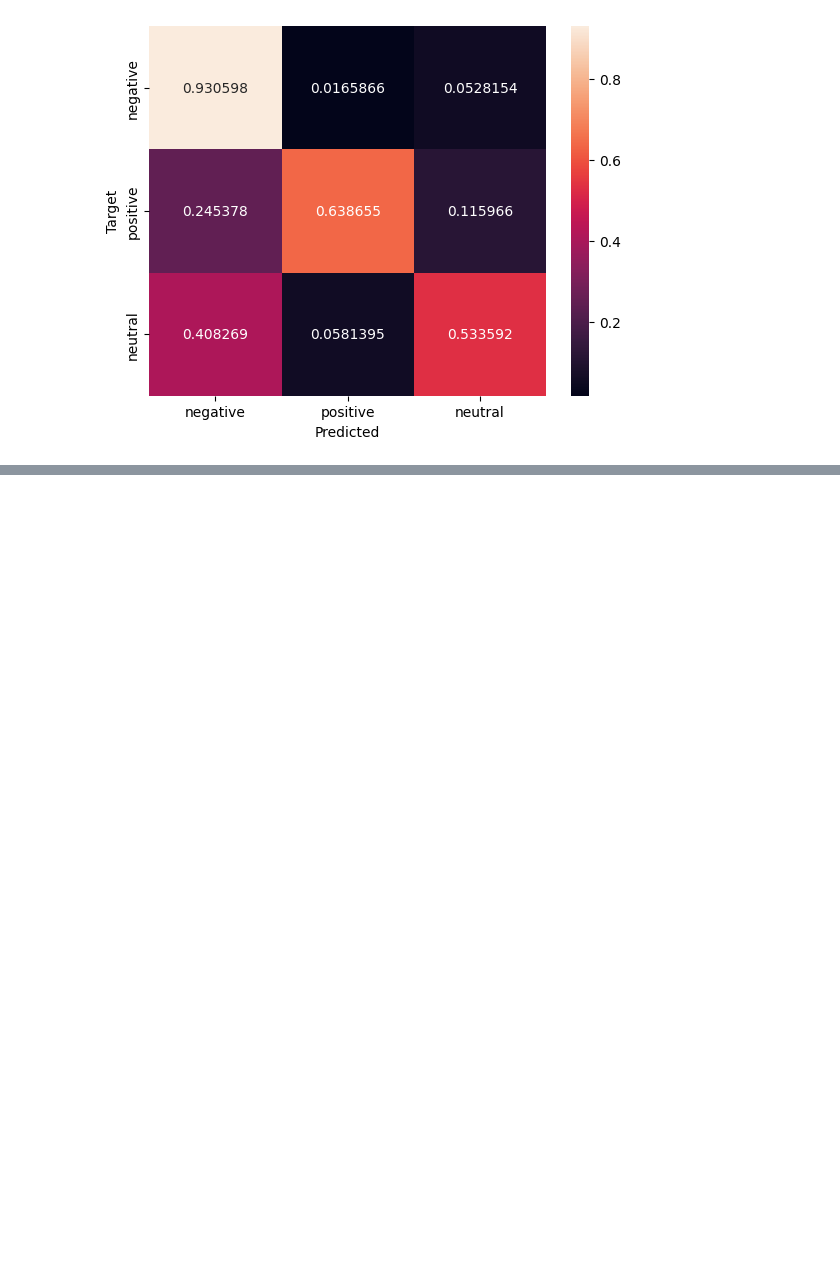
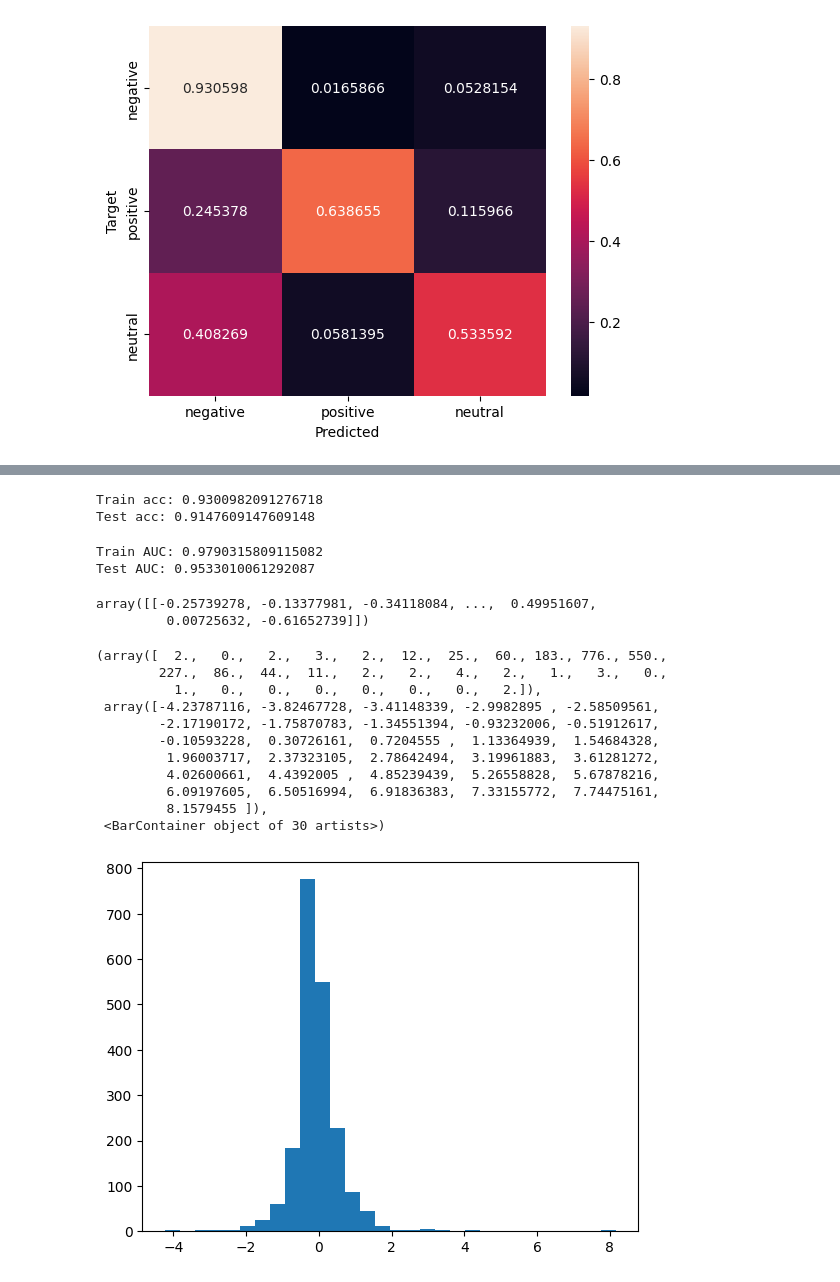
Before and after one commit to filip-alexandrov/lessions-in-ml, a Jupyter notebook: 05_log_regression/sentiment_analysis.ipynb, the cells around one changed output, grey strips where cells are left out. Saved outputs shown, nothing was run; the diff lists cells and outputs as text; code cells hidden in the pictures; blank space fills up the shorter version.

```diff
--- a/05_log_regression/sentiment_analysis.ipynb
+++ b/05_log_regression/sentiment_analysis.ipynb
@@ -142,3 +142,10 @@ cm_test = confusion_matrix(Y_test, P_test, normalize='true')
 plot_cm(cm_test)
 # %% [output]
 [figure]
+# %%
+# binary labels and model interpretation, contain codes for positive and negative texts
+binary_target_list = [target_map['positive'], target_map['negative']]
+
+# only rows where target is in desired list
+df_b_train = df_train[df_train['target'].isin(binary_target_list)]
+df_b_test = df_test[df_test['target'].isin(binary_target_list)]
@@ -144,0 +161,44 @@ plot_cm(cm_test)
+# %%
+X_train = vectorizer.fit_transform(df_b_train['text'])
+X_test = vectorizer.transform(df_b_test['text'])
+# %%
+Y_train = df_b_train['target']
+Y_test = df_b_test['target']
+# %%
+model = LogisticRegression(max_iter=500)
+model.fit(X_train, Y_train)
+print("Train acc:", model.score(X_train, Y_train))
+print("Test acc:", model.score(X_test, Y_test))
+# %% [output]
+Train acc: 0.9300982091276718
+Test acc: 0.9147609147609148
+# %%
+Pr_train = model.predict_proba(X_train)[:, 1]
+Pr_test = model.predict_proba(X_test)[:, 1]
+print("Train AUC:", roc_auc_score(Y_train, Pr_train))
+print("Test AUC:", roc_auc_score(Y_test, Pr_test))
+# %% [output]
+Train AUC: 0.9790315809115082
+Test AUC: 0.9533010061292087
+# %%
+# weights of trained model, 2D array, but 1xD
+model.coef_
+# %% [output]
+array([[-0.25739278, -0.13377981, -0.34118084, ...,  0.49951607,
+         0.00725632, -0.61652739]])
+# %%
+plt.hist(model.coef_[0], bins=30)
+# most weights are centered around 0
+# %% [output]
+(array([  2.,   0.,   2.,   3.,   2.,  12.,  25.,  60., 183., 776., 550.,
+        227.,  86.,  44.,  11.,   2.,   2.,   4.,   2.,   1.,   3.,   0.,
+          1.,   0.,   0.,   0.,   0.,   0.,   0.,   2.]),
+ array([-4.23787116, -3.82467728, -3.41148339, -2.9982895 , -2.58509561,
+        -2.17190172, -1.75870783, -1.34551394, -0.93232006, -0.51912617,
+        -0.10593228,  0.30726161,  0.7204555 ,  1.13364939,  1.54684328,
+         1.96003717,  2.37323105,  2.78642494,  3.19961883,  3.61281272,
+         4.02600661,  4.4392005 ,  4.85239439,  5.26558828,  5.67878216,
+         6.09197605,  6.50516994,  6.91836383,  7.33155772,  7.74475161,
+         8.1579455 ]),
+ <BarContainer object of 30 artists>)
+[figure, added]
```
Also changed, not shown: parts of 4 cells of this notebook, 17 other files.
